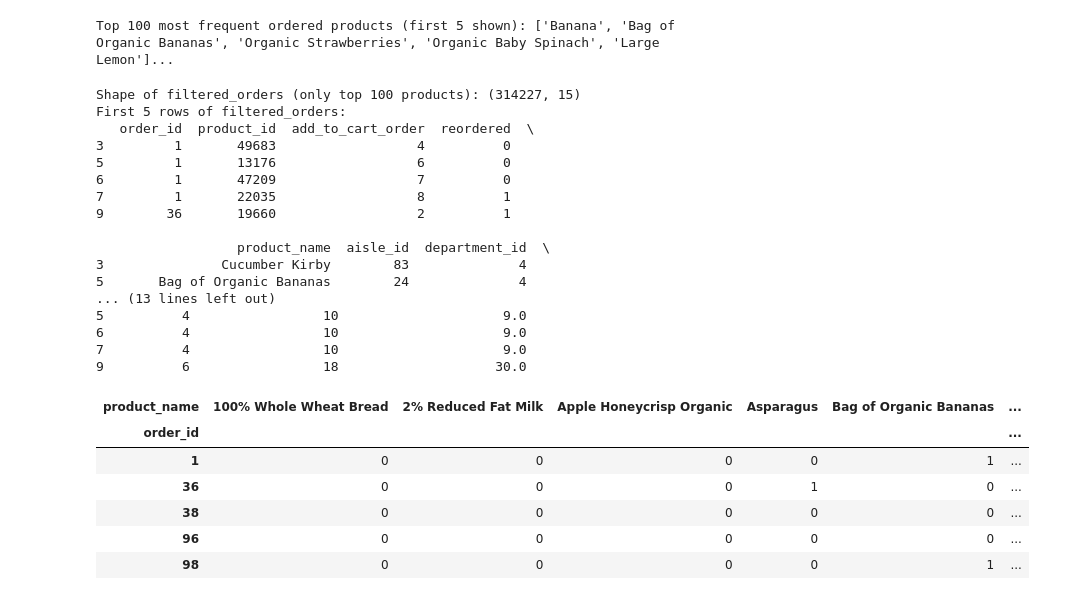
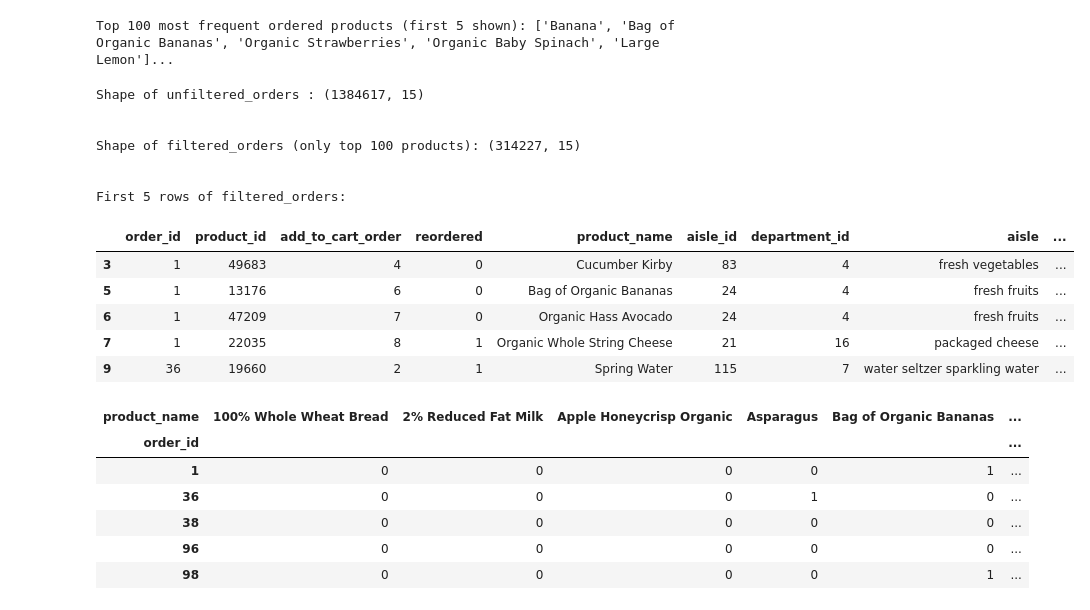
Before and after one commit to rajiv-ranjan/cds-mini-projects, a Jupyter notebook: m8/mp1/M8_NB_MiniProject_1_Market_Basket_Analysis.ipynb, the cells around one changed output. Drawn from its saved outputs; the diff is of its cells as text; code cells hidden in the pictures.

```diff
--- a/m8/mp1/M8_NB_MiniProject_1_Market_Basket_Analysis.ipynb
+++ b/m8/mp1/M8_NB_MiniProject_1_Market_Basket_Analysis.ipynb
@@ -542,28 +546,25 @@ Top 100 most frequent ordered products (first 5 shown): ['Banana', 'Bag of Organ
 # %%
 filtered_orders = orders_denormalized[
     orders_denormalized["product_name"].isin(top_100_products)
 ]
-print(f"\nShape of filtered_orders (only top 100 products): {filtered_orders.shape}")
-print("First 5 rows of filtered_orders:")
-print(filtered_orders.head())
+print(f"\nShape of unfiltered_orders : {orders_denormalized.shape}")
+print(f"\n\nShape of filtered_orders (only top 100 products): {filtered_orders.shape}")
+print("\n\nFirst 5 rows of filtered_orders:")
+filtered_orders.head()
 # %% [output]
+Shape of unfiltered_orders : (1384617, 15)
+
+
 Shape of filtered_orders (only top 100 products): (314227, 15)
+
+
 First 5 rows of filtered_orders:
-   order_id  product_id  add_to_cart_order  reordered  \
-3         1       49683                  4          0
-5         1       13176                  6          0
-6         1       47209                  7          0
-7         1       22035                  8          1
-9        36       19660                  2          1
-
-                  product_name  aisle_id  department_id  \
-3               Cucumber Kirby        83              4
-5       Bag of Organic Bananas        24              4
-... (13 lines left out)
-5          4                 10                     9.0
-6          4                 10                     9.0
-7          4                 10                     9.0
-9          6                 18                    30.0
+|  | order_id | product_id | add_to_cart_order | reordered | product_name | aisle_id | department_id | aisle | ... |
+| 3 | 1 | 49683 | 4 | 0 | Cucumber Kirby | 83 | 4 | fresh vegetables | ... |
+| 5 | 1 | 13176 | 6 | 0 | Bag of Organic Bananas | 24 | 4 | fresh fruits | ... |
+| 6 | 1 | 47209 | 7 | 0 | Organic Hass Avocado | 24 | 4 | fresh fruits | ... |
+| 7 | 1 | 22035 | 8 | 1 | Organic Whole String Cheese | 21 | 16 | packaged cheese | ... |
+| 9 | 36 | 19660 | 2 | 1 | Spring Water | 115 | 7 | water seltzer sparkling water | ... |
 # %%
 basket = (
     filtered_orders.groupby(["order_id", "product_name"])["reordered"]
```
Also changed, not shown: parts of 11 cells of this notebook.
